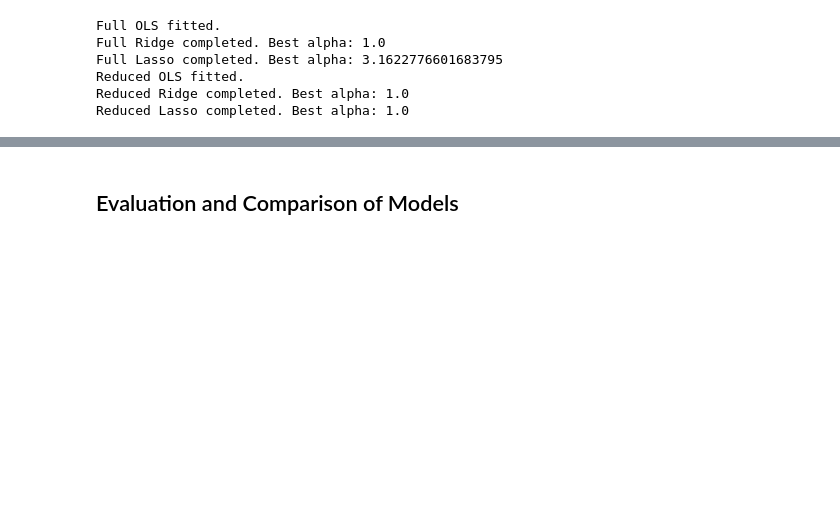
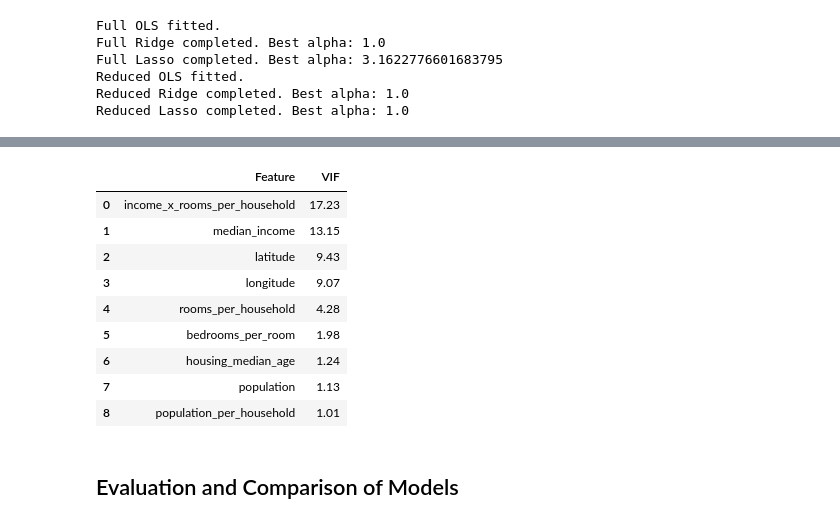
Before and after one commit to timomugishan8-ai/Datheon_Machine_Learning_and_Data_Science_Internship., a Jupyter notebook: Real-Estate House Price Prediction/notebooks/03_regression_modeling.ipynb, the cells around one changed output, grey strips where cells are left out. Drawn from its saved outputs; the diff is of its cells as text; code cells hidden in the pictures; blank space fills up the shorter version.

```diff
--- a/Real-Estate House Price Prediction/notebooks/03_regression_modeling.ipynb
+++ b/Real-Estate House Price Prediction/notebooks/03_regression_modeling.ipynb
@@ -397,3 +425,53 @@ Reduced Lasso completed. Best alpha: 1.0
+# %%
+from statsmodels.stats.outliers_influence import variance_inflation_factor
+from sklearn.impute import SimpleImputer
+import pandas as pd
+import statsmodels.api as sm
+
+# Select numerical predictors from the reduced training set
+X_vif = X_train_reduced[numeric_features_reduced].copy()
+
+# Impute missing values for VIF calculation
+imputer = SimpleImputer(strategy="median")
+X_vif_imputed = pd.DataFrame(
+    imputer.fit_transform(X_vif),
+    columns=numeric_features_reduced,
+    index=X_vif.index
+)
+
+# Add a constant for the VIF calculation
+X_vif_constant = sm.add_constant(X_vif_imputed)
+
+# Calculate VIF
+vif_results = pd.DataFrame({
+    "Feature": X_vif_constant.columns,
+    "VIF": [
+        variance_inflation_factor(
+            X_vif_constant.values, i
+        )
+        for i in range(X_vif_constant.shape[1])
+    ]
+})
+
+# Exclude the constant and sort
+vif_results = (
+    vif_results[vif_results["Feature"] != "const"]
+    .sort_values(by="VIF", ascending=False)
+    .reset_index(drop=True)
+)
+
+display(vif_results.round(2))
+# %% [output]
+|  | Feature | VIF |
+| 0 | income_x_rooms_per_household | 17.23 |
+| 1 | median_income | 13.15 |
+| 2 | latitude | 9.43 |
+| 3 | longitude | 9.07 |
+| 4 | rooms_per_household | 4.28 |
+| 5 | bedrooms_per_room | 1.98 |
+| 6 | housing_median_age | 1.24 |
+| 7 | population | 1.13 |
+| 8 | population_per_household | 1.01 |
 # %% [markdown]
 ## Evaluation and Comparison of Models
 # %%
```
Also changed, not shown: parts of 14 cells of this notebook.
